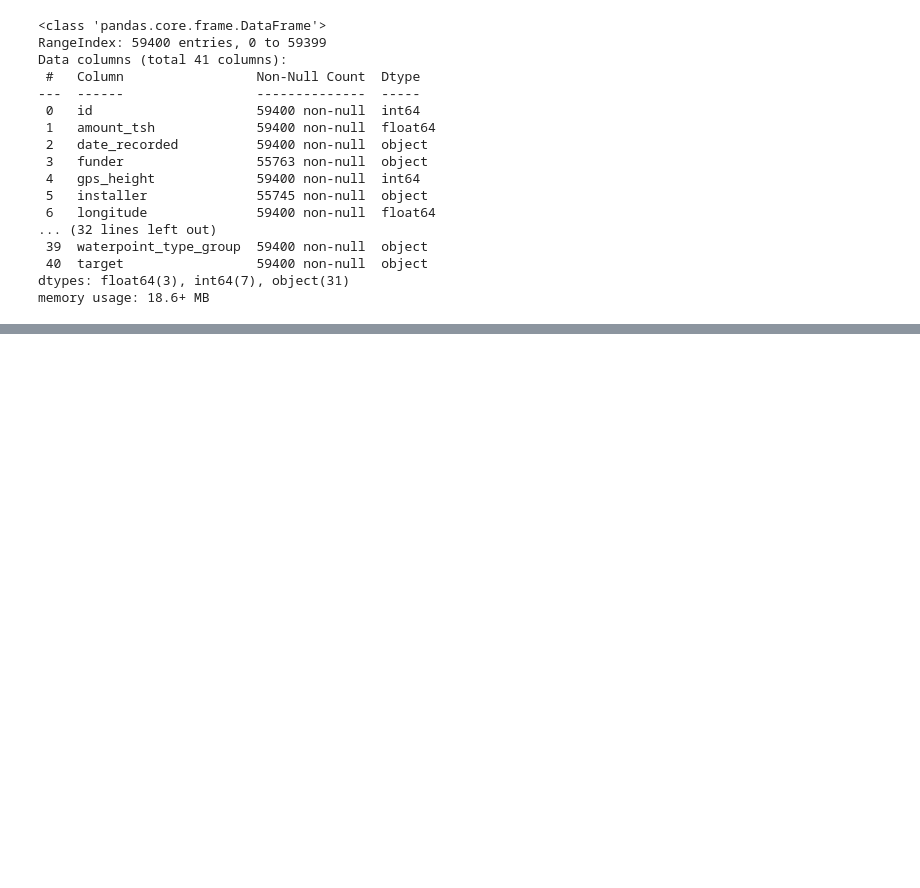
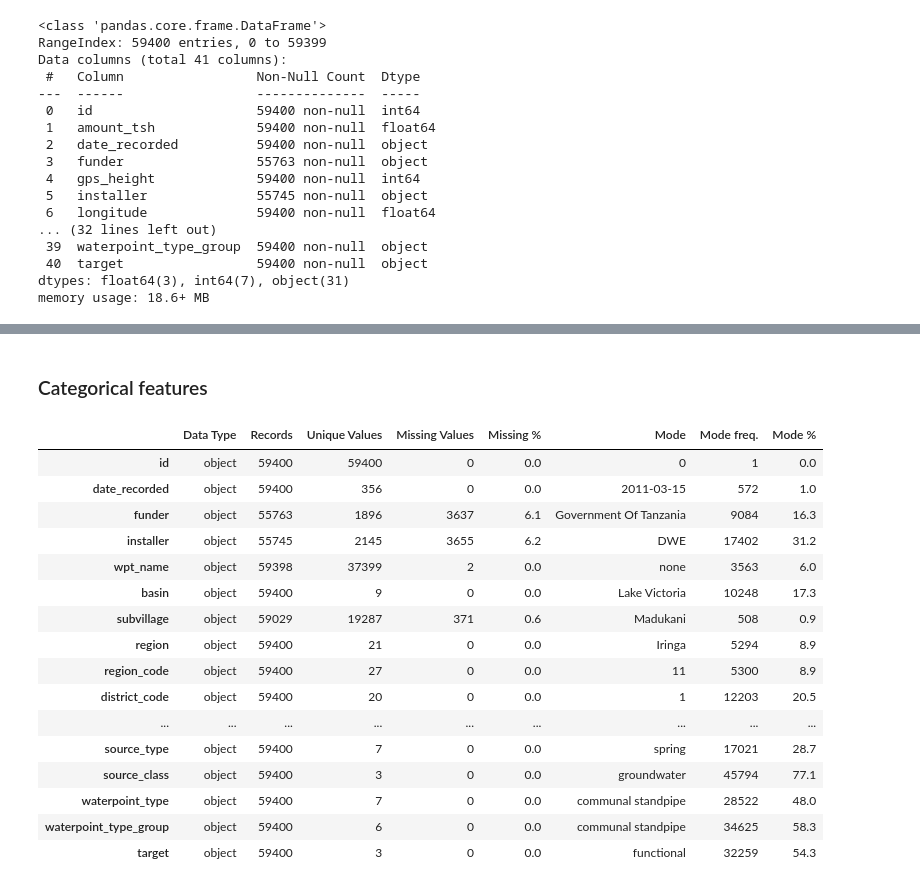
Before and after one commit to williambguo/water-pump-predictive-maintenance, a Jupyter notebook: notebooks/dataset_eda.ipynb, the cells around one changed output, grey strips where cells are left out. Saved outputs shown, nothing was run; the diff lists cells and outputs as text; code cells hidden in the pictures; blank space fills up the shorter version.

Commit message:
Update dataset_eda.ipynb and data_cleaning.ipynb

```diff
--- a/notebooks/dataset_eda.ipynb
+++ b/notebooks/dataset_eda.ipynb
@@ -61,4 +61,4 @@ memory usage: 928.3+ KB
 df = pd.merge(df_features, df_target, on='id')
 # %%
 # Renaming 'status_group' to 'target'
-df.rename(columns={'status_group': 'target'})
+df.rename(columns={'status_group': 'target'}, inplace='True')
@@ -256,0 +283,27 @@ df.sample(10)
+# %%
+# Converting features that are the wrong data type
+df[['region_code', 'district_code', 'id']] = df[['region_code', 'district_code', 'id']].astype('object')
+# %% [markdown]
+### Categorical features
+# %%
+# Using the categorical_dqr function on my categorical features
+categorical_dqr = categorical_dqr(df)
+categorical_dqr
+# %% [output]
+|  | Data Type | Records | Unique Values | Missing Values | Missing % | Mode | Mode freq. | Mode % |
+| id | object | 59400 | 59400 | 0 | 0.0 | 0 | 1 | 0.0 |
+| date_recorded | object | 59400 | 356 | 0 | 0.0 | 2011-03-15 | 572 | 1.0 |
+| funder | object | 55763 | 1896 | 3637 | 6.1 | Government Of Tanzania | 9084 | 16.3 |
+| installer | object | 55745 | 2145 | 3655 | 6.2 | DWE | 17402 | 31.2 |
+| wpt_name | object | 59398 | 37399 | 2 | 0.0 | none | 3563 | 6.0 |
+| basin | object | 59400 | 9 | 0 | 0.0 | Lake Victoria | 10248 | 17.3 |
+| subvillage | object | 59029 | 19287 | 371 | 0.6 | Madukani | 508 | 0.9 |
+| region | object | 59400 | 21 | 0 | 0.0 | Iringa | 5294 | 8.9 |
+| region_code | object | 59400 | 27 | 0 | 0.0 | 11 | 5300 | 8.9 |
+| district_code | object | 59400 | 20 | 0 | 0.0 | 1 | 12203 | 20.5 |
+| ... | ... | ... | ... | ... | ... | ... | ... | ... |
+| source_type | object | 59400 | 7 | 0 | 0.0 | spring | 17021 | 28.7 |
+| source_class | object | 59400 | 3 | 0 | 0.0 | groundwater | 45794 | 77.1 |
+| waterpoint_type | object | 59400 | 7 | 0 | 0.0 | communal standpipe | 28522 | 48.0 |
+| waterpoint_type_group | object | 59400 | 6 | 0 | 0.0 | communal standpipe | 34625 | 58.3 |
+| target | object | 59400 | 3 | 0 | 0.0 | functional | 32259 | 54.3 |
```
Also changed, not shown: parts of 18 cells of this notebook, 2 other files.
